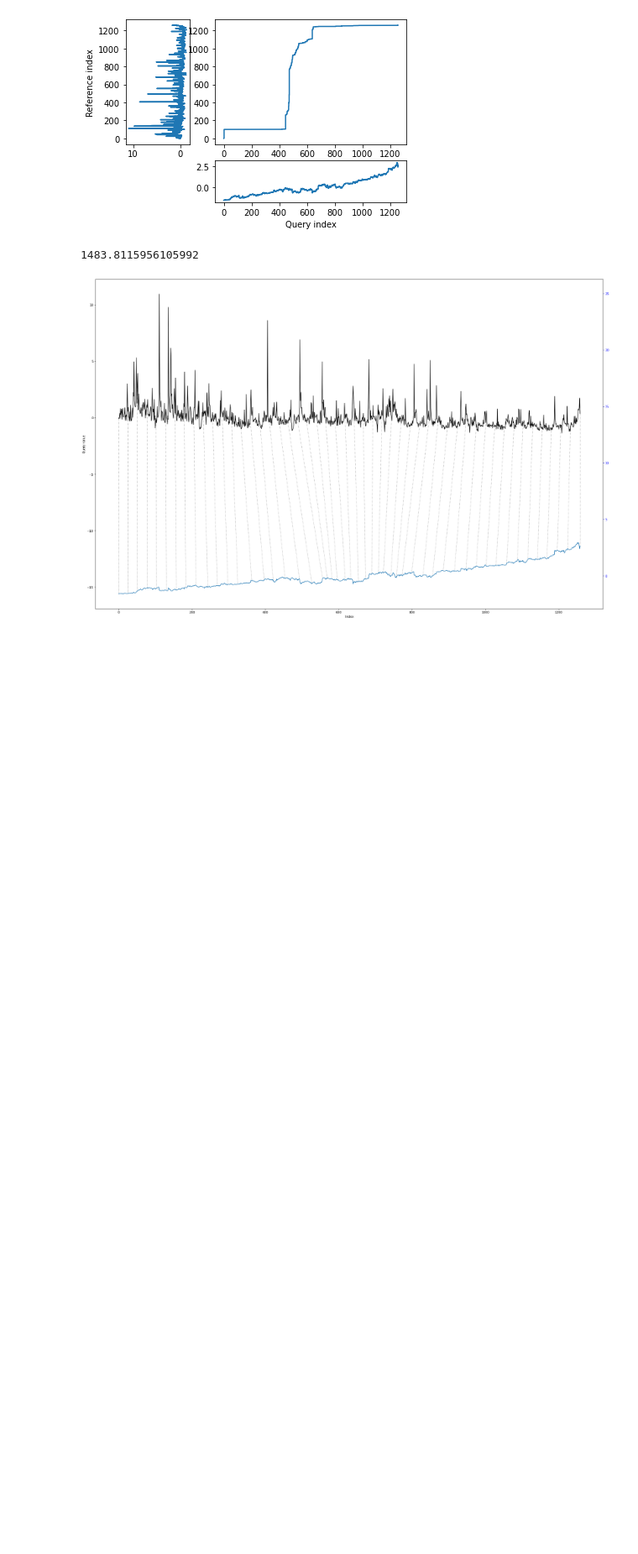
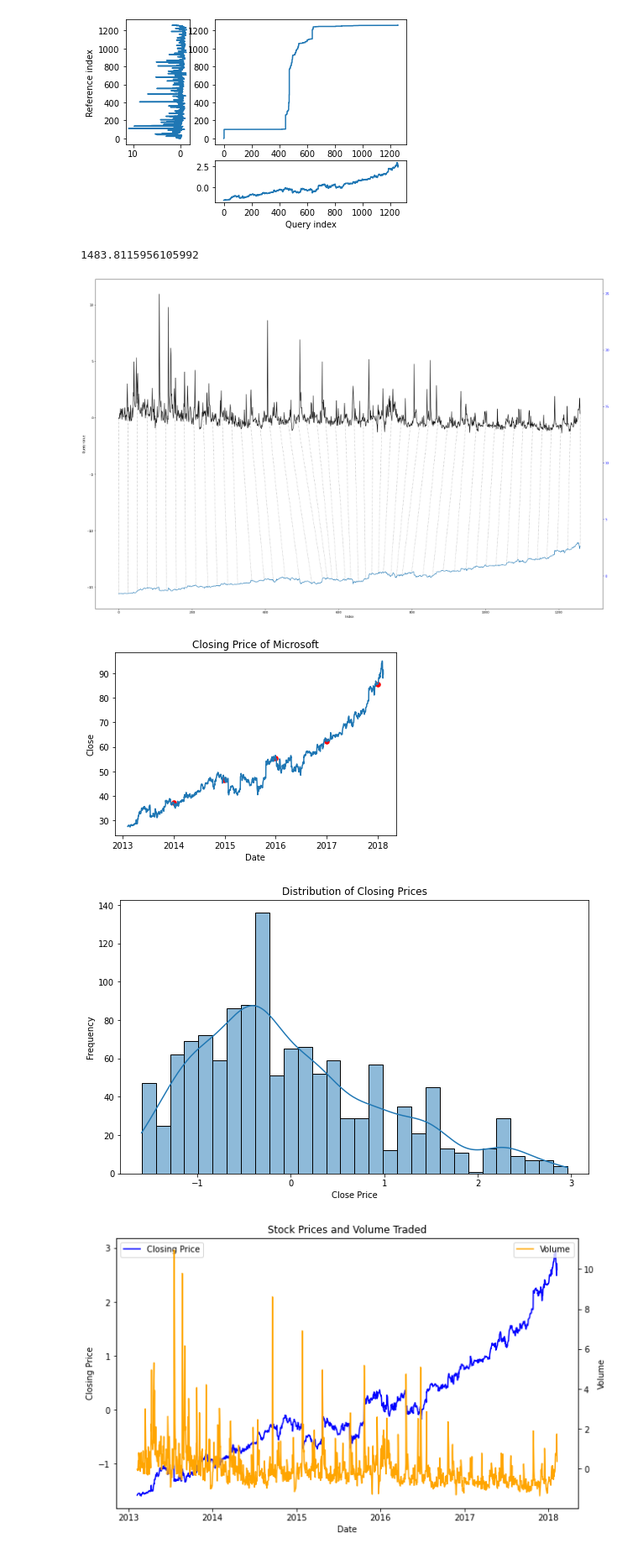
Before and after one commit to StankovskiA/StockAnalysis, a Jupyter notebook: Untitled.ipynb, the cells around one changed output. Shown at 84% size. Cells and saved outputs as stored; diff of their text form; code cells hidden in the pictures; blank space fills up the shorter version.

```diff
--- a/Untitled.ipynb
+++ b/Untitled.ipynb
@@ -212,0 +179,51 @@ print(f"Distancia mínima DTW: {min_distance} con patrón de pasos {best_pattern
+# %%
+
+#Closing prices line chart
+plt.plot(df['date'], df['close'], label='Close', zorder=1)
+
+for year in df['date'].dt.year.unique():
+    if year != 2018:
+        last_close = df[df['date'].dt.year == year]['close'].iloc[-1]
+        plt.scatter(df['date'][df['date'].dt.year == year].iloc[-1], last_close, color='red', s=30)
+
+plt.title('Closing Price of Microsoft')
+plt.ylabel('Close')
+plt.xlabel('Date')
+plt.show()
+
+
+#Histogram of Closing Prices
+plt.figure(figsize=(10, 6))
+sns.histplot(df_normalized['close'], kde=True, bins=30)
+plt.title('Distribution of Closing Prices')
+plt.xlabel('Close Price')
+plt.ylabel('Frequency')
+plt.show()
+
+
+#Line chart of Stock Prices and Volume Traded
+fig, ax1 = plt.subplots(figsize=(10, 6))
+
+# Closing prices on the first y-axis (left)
+ax1.plot(df_normalized['date'], df_normalized['close'], color='blue', label='Closing Price')
+ax1.set_xlabel('Date')
+ax1.set_ylabel('Closing Price')
+ax1.tick_params('y')
+ax1.lines[0].set_linewidth(1.5)
+
+# Volume on the second y-axis (right)
+ax2 = ax1.twinx()
+ax2.plot(df_normalized['date'], df_normalized['volume'], color='orange', label='Volume')
+ax2.set_ylabel('Volume')
+ax2.tick_params('y')
+ax2.lines[0].set_linewidth(1.5)
+
+ax1.legend(loc='upper left')
+ax2.legend(loc='upper right')
+
+plt.title('Stock Prices and Volume Traded')
+plt.show()
+# %% [output]
+[figure, added]
+[figure, added]
+[figure, added]
```
Also changed, not shown: parts of 8 cells of this notebook.
